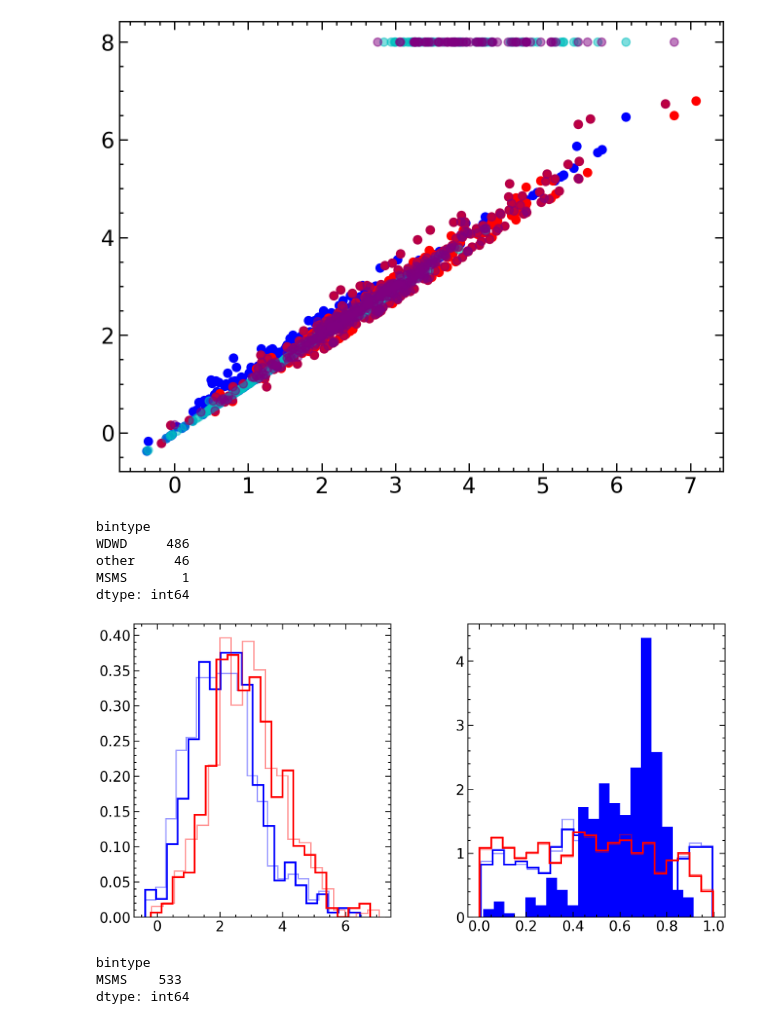
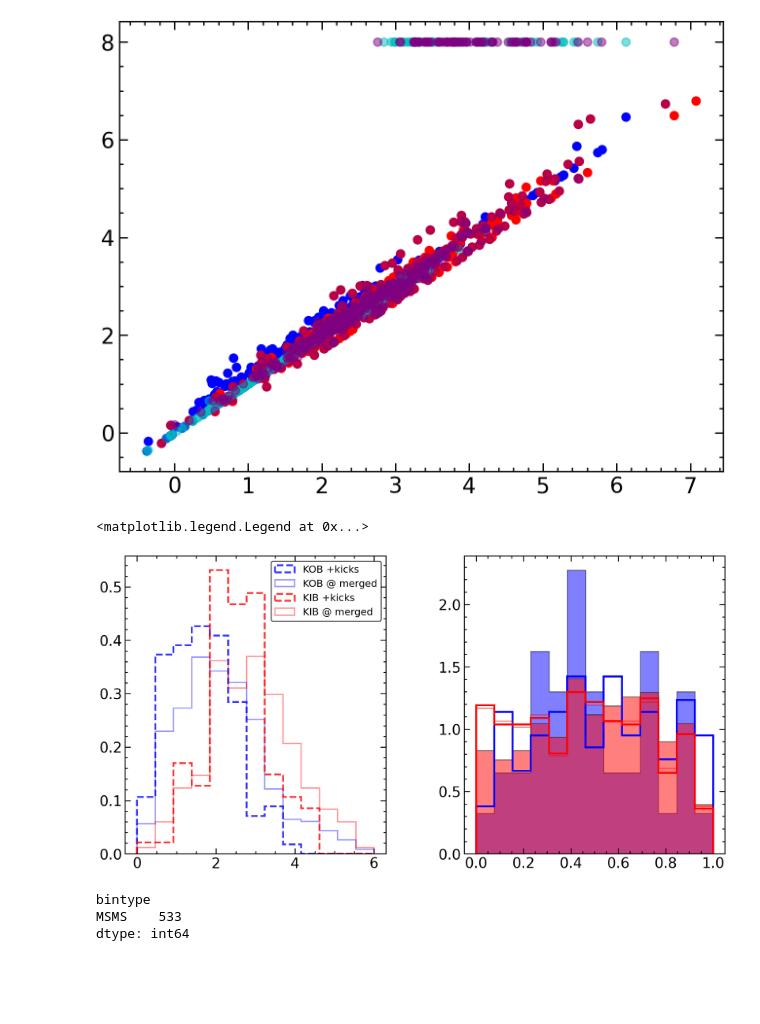
Before and after one commit to cheyanneshariat/OSPE_Scripts, a Jupyter notebook: SSE_Mergers.ipynb, the cells around one changed output. Cells and saved outputs as stored; diff of their text form; code cells hidden in the pictures; blank space fills up the shorter version.

```diff
--- a/SSE_Mergers.ipynb
+++ b/SSE_Mergers.ipynb
@@ -644,8 +645,14 @@ def make_mergers_df(merged_df_final, cosmic_df, bcm_m1, bcm_m2, bpp_m1 = None, b
 
     return mergers_df
 # %%
-mergers_df1 = make_mergers_df(merged_df_final1, cosmic_df_1, m1_bcms_df1, m2_bcms_df1, bpp_m1 = None, bpp_m2 = None, WD_kicks = False, n_sample_kicks = 1000)
-mergers_df6 = make_mergers_df(merged_df_final6, cosmic_df_6, m2_bcms_df6, m2_bcms_df6, bpp_m1 = None, bpp_m2 = None, WD_kicks = False, n_sample_kicks = 1000)
+mergers_df1 = make_mergers_df(merged_df_final1, cosmic_df_1, m1_bcms_df1, m2_bcms_df1, bpp_m1 = None, bpp_m2 = None, WD_kicks = False, sample_kcks = False, n_sample_kicks = 1000)
+mergers_df6 = make_mergers_df(merged_df_final6, cosmic_df_6, m2_bcms_df6, m2_bcms_df6, bpp_m1 = None, bpp_m2 = None, WD_kicks = False, sample_kcks = False, n_sample_kicks = 1000)
 
-mergers_df1_kicks = make_mergers_df(merged_df_final1, cosmic_df_1, m1_bcms_df1, m2_bcms_df1, bpp_m1 = None, bpp_m2 = None, WD_kicks = True, n_sample_kicks = 1000)
-mergers_df6_kicks = make_mergers_df(merged_df_final6, cosmic_df_6, m2_bcms_df6, m2_bcms_df6, bpp_m1 = None, bpp_m2 = None, WD_kicks = True, n_sample_kicks = 1000)
+mergers_df1_kicks = make_mergers_df(merged_df_final1, cosmic_df_1, m1_bcms_df1, m2_bcms_df1, bpp_m1 = None, bpp_m2 = None, WD_kicks = True, sample_kcks = False, n_sample_kicks = 1000)
+mergers_df6_kicks = make_mergers_df(merged_df_final6, cosmic_df_6, m2_bcms_df6, m2_bcms_df6, bpp_m1 = None, bpp_m2 = None, WD_kicks = True, sample_kcks = False, n_sample_kicks = 1000)
+
+
+mergers_df1.to_pickle(DIR + 'mergers_df1')
+mergers_df6.to_pickle(DIR + 'mergers_df6')
+mergers_df1_kicks.to_pickle(DIR + 'mergers_df1_kicks')
+mergers_df6_kicks.to_pickle(DIR + 'mergers_df6_kicks')
@@ -727,40 +665,37 @@ plt.scatter(np.log10(mergers_df6_kicks.query("period>0").a_before.astype(float))
 # %% [output]
 <matplotlib.collections.PathCollection at 0x...>
 [figure]
-# %%
-mergers_df6.value_counts('bintype')
-# %% [output]
-bintype
-WDWD     486
-other     46
-MSMS       1
-dtype: int64
 # %%
-smas_f = np.array(smas_f)
-es_f   = np.array(es_f)
+# smas_f = np.array(smas_f)
+# es_f   = np.array(es_f)
 
 fig, axes  = plt.subplots(nrows=1,ncols=2,figsize=(12,6),gridspec_kw=dict(hspace=0,wspace=0.3))
 (ax1, ax2) = axes
 
-ax1.hist(np.log10(mergers_df1.query("0< a <1e7").a.sort_values().astype(float)), bins=20,alpha=1.0, density=True, color='b', histtype='step',lw=2.0)
-# ax1.hist(np.log10(mergers_df1_kicks.query("0< a <1e7").a.sort_values().astype(float)), bins=20, alpha=0.8, density=True, color='b', histtype='step',lw=1.0,ls='dashed')
-ax1.hist(np.log10(merged_df_final1.a2), bins=20, density=True, color='b', histtype='step',lw=1.5, alpha=0.4)
+bins = np.linspace(0,6,14)
+# ax1.hist(np.log10(mergers_df1.query("0< a <1e7").a.sort_values().astype(float)), bins=bins,alpha=1.0, density=True, color='b', histtype='step',lw=2.0, label='KOB after merge')
+ax1.hist(np.log10(mergers_df1_kicks.query("0< a <1e7 and bintype=='WDWD'").a.sort_values().astype(float)), bins=bins, alpha=0.8, density=True, color='b', histtype='step',lw=2.0,ls='dashed', label='KOB +kicks')
+ax1.hist(np.log10(merged_df_final1.a2), bins=bins, density=True, color='b', histtype='step',lw=1.5, alpha=0.4, label='KOB @ merged')
 
-ax1.hist(np.log10(mergers_df6.query("0< a <1e7").a.sort_values().astype(float)), bins=20,alpha=1.0, density=True, color='r', histtype='step',lw=2.0)
-# ax1.hist(np.log10(mergers_df6_kicks.query("0< a <1e7").a.sort_values().astype(float)), bins=20, alpha=0.8, density=True, color='r', histtype='step',lw=1.0,ls='dashed')
+# ax1.hist(np.log10(mergers_df6.query("0< a <1e7").a.sort_values().astype(float)), bins=bins,alpha=1.0, density=True, color='r', histtype='step',lw=2.0, label='KIB after merge')
+ax1.hist(np.log10(mergers_df6_kicks.query("0< a <1e7 and bintype=='WDWD'").a.sort_values().astype(float)), bins=bins, alpha=0.8, density=True, color='r', histtype='step',lw=2.0,ls='dashed', label='KIB +kicks')
 
-ax1.hist(np.log10(merged_df_final6.a2), bins=20, alpha=0.4, density=True, color='r', histtype='step',lw=1.5)
+ax1.hist(np.log10(merged_df_final6.a2), bins=bins, alpha=0.4, density=True, color='r', histtype='step',lw=1.5, label='KIB @ merged')
 
-ax2.hist(mergers_df1.query("e<1").e, bins=20,alpha=1.0, density=True, color='b', histtype='step',lw=2.0)
-ax2.hist(mergers_df1_kicks.query("e<1").e, bins=20,alpha=1.0, density=True, color='b', histtype='stepfilled',lw=1.0)
-ax2.hist(merged_df_final1.query("e2 < 1").e2, bins=20, alpha=0.4, density=True, color='b', histtype='step',lw=1.5)
+bins2=np.linspace(0,1,14)
+ax2.hist(mergers_df1.query("e<1 and bintype=='WDWD'").e, bins=bins2,alpha=1.0, density=True, color='b', histtype='step',lw=2.0)
+ax2.hist(mergers_df1_kicks.query("e<1 and bintype=='WDWD'").e, bins=bins2,alpha=0.5, density=True, color='b', histtype='stepfilled',lw=1.0, edgecolor='k')
+# ax2.hist(merged_df_final1.query("e2 < 1").e2, bins=bins2, alpha=0.4, density=True, color='b', histtype='step',lw=1.5)
 
-ax2.hist(mergers_df6.query("e<1").e, bins=20,alpha=1.0, density=True, color='r', histtype='step',lw=2.0)
-ax2.hist(merged_df_final6.query("e2 < 1").e2, bins=20, alpha=0.4, density=True, color='r', histtype='step',lw=1.5)
+ax2.hist(mergers_df6.query("e<1").e, bins=bins2,alpha=1.0, density=True, color='r', histtype='step',lw=2.0)
+ax2.hist(mergers_df6_kicks.query("e<1").e, bins=bins2,alpha=0.5, density=True, color='r', histtype='stepfilled',lw=1.0, edgecolor='k')
+ax2.hist(merged_df_final6.query("e2 < 1").e2, bins=bins2, alpha=0.4, density=True, color='r', histtype='step',lw=1.5)
 
-np.savetxt(DIR + 'smas_f.txt', smas_f[(smas_f > 0) & (smas_f < 1e7)])
+ax1.legend(frameon=-1,edgecolor='k',fontsize=11)
+# np.savetxt(DIR + 'smas_f.txt', smas_f[(smas_f > 0) & (smas_f < 1e7)])
 # %% [output]
+<matplotlib.legend.Legend at 0x...>
-[figure, old version]
+[figure, new version]
 # %%
 mergers_df6.value_counts('bintype')
 # %% [output]
```
Also changed, not shown: parts of 2 cells of this notebook, 1 other file.
